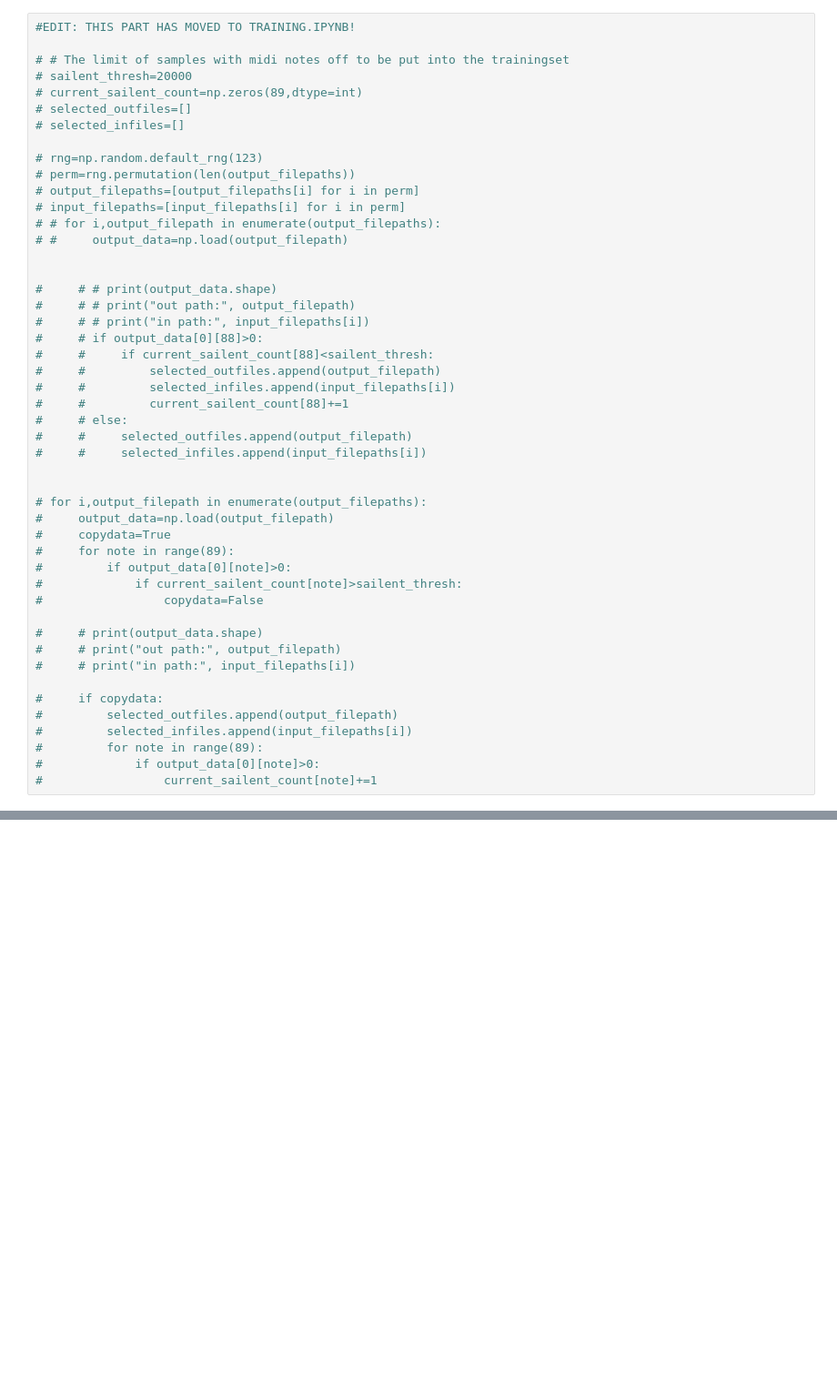
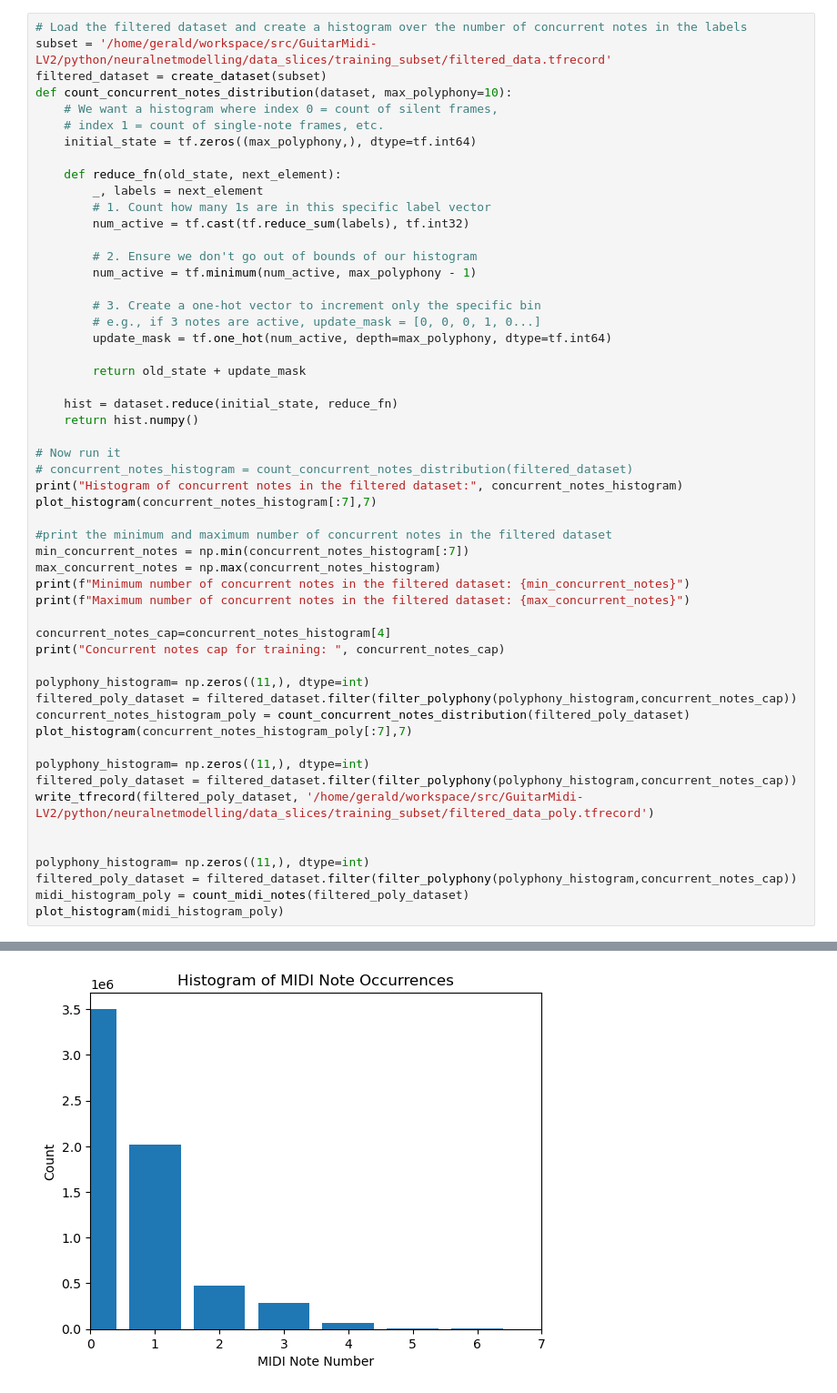
Before and after one commit to Tomtiger66/GuitarMidi-LV2, a Jupyter notebook: python/neuralnetmodelling/create_trainingsubset.ipynb, the cells around one changed output, grey strips where cells are left out. Shown at 91% size. Cells and saved outputs as stored; diff of their text form; blank space fills up the shorter version.

Commit message:
added more filtering

```diff
--- a/python/neuralnetmodelling/create_trainingsubset.ipynb
+++ b/python/neuralnetmodelling/create_trainingsubset.ipynb
@@ -166,48 +197,55 @@ I0000 00:00:1770792536.778101 1029930 local_rendezvous.cc:407] Local rendezvous
 # %%
-#EDIT: THIS PART HAS MOVED TO TRAINING.IPYNB!
+# Load the filtered dataset and create a histogram over the number of concurrent notes in the labels
+subset = '/home/gerald/workspace/src/GuitarMidi-LV2/python/neuralnetmodelling/data_slices/training_subset/filtered_data.tfrecord'
+filtered_dataset = create_dataset(subset)
+def count_concurrent_notes_distribution(dataset, max_polyphony=10):
+    # We want a histogram where index 0 = count of silent frames,
+    # index 1 = count of single-note frames, etc.
+    initial_state = tf.zeros((max_polyphony,), dtype=tf.int64)
 
-# # The limit of samples with midi notes off to be put into the trainingset
-# sailent_thresh=20000
-# current_sailent_count=np.zeros(89,dtype=int)
-# selected_outfiles=[]
-# selected_infiles=[]
+    def reduce_fn(old_state, next_element):
+        _, labels = next_element
+        # 1. Count how many 1s are in this specific label vector
+        num_active = tf.cast(tf.reduce_sum(labels), tf.int32)
 
-# rng=np.random.default_rng(123)
-# perm=rng.permutation(len(output_filepaths))
-# output_filepaths=[output_filepaths[i] for i in perm]
-# input_filepaths=[input_filepaths[i] for i in perm]
-# # for i,output_filepath in enumerate(output_filepaths):
-# #     output_data=np.load(output_filepath)
+        # 2. Ensure we don't go out of bounds of our histogram
+        num_active = tf.minimum(num_active, max_polyphony - 1)
+
+        # 3. Create a one-hot vector to increment only the specific bin
+        # e.g., if 3 notes are active, update_mask = [0, 0, 0, 1, 0...]
+        update_mask = tf.one_hot(num_active, depth=max_polyphony, dtype=tf.int64)
+
+        return old_state + update_mask
+
+    hist = dataset.reduce(initial_state, reduce_fn)
+    return hist.numpy()
+
+# Now run it
+# concurrent_notes_histogram = count_concurrent_notes_distribution(filtered_dataset)
+print("Histogram of concurrent notes in the filtered dataset:", concurrent_notes_histogram)
+plot_histogram(concurrent_notes_histogram[:7],7)
+
+#print the minimum and maximum number of concurrent notes in the filtered dataset
+min_concurrent_notes = np.min(concurrent_notes_histogram[:7])
+max_concurrent_notes = np.max(concurrent_notes_histogram)
+print(f"Minimum number of concurrent notes in the filtered dataset: {min_concurrent_notes}")
+print(f"Maximum number of concurrent notes in the filtered dataset: {max_concurrent_notes}")
+
+concurrent_notes_cap=concurrent_notes_histogram[4]
+print("Concurrent notes cap for training: ", concurrent_notes_cap)
+
+polyphony_histogram= np.zeros((11,), dtype=int)
+filtered_poly_dataset = filtered_dataset.filter(filter_polyphony(polyphony_histogram,concurrent_notes_cap))
+concurrent_notes_histogram_poly = count_concurrent_notes_distribution(filtered_poly_dataset)
+plot_histogram(concurrent_notes_histogram_poly[:7],7)
+
+polyphony_histogram= np.zeros((11,), dtype=int)
+filtered_poly_dataset = filtered_dataset.filter(filter_polyphony(polyphony_histogram,concurrent_notes_cap))
+write_tfrecord(filtered_poly_dataset, '/home/gerald/workspace/src/GuitarMidi-LV2/python/neuralnetmodelling/data_slices/training_subset/filtered_data_poly.tfrecord')
 
 
-#     # # print(output_data.shape)
-#     # # print("out path:", output_filepath)
-#     # # print("in path:", input_filepaths[i])
-#     # if output_data[0][88]>0:
-#     #     if current_sailent_count[88]<sailent_thresh:
-#     #         selected_outfiles.append(output_filepath)
-#     #         selected_infiles.append(input_filepaths[i])
-#     #         current_sailent_count[88]+=1
-#     # else:
-#     #     selected_outfiles.append(output_filepath)
-#     #     selected_infiles.append(input_filepaths[i])
-
-
-# for i,output_filepath in enumerate(output_filepaths):
-#     output_data=np.load(output_filepath)
-#     copydata=True
-#     for note in range(89):
-#         if output_data[0][note]>0:
-#             if current_sailent_count[note]>sailent_thresh:
-#                 copydata=False
-
-#     # print(output_data.shape)
-#     # print("out path:", output_filepath)
-#     # print("in path:", input_filepaths[i])
-
-#     if copydata:
-#         selected_outfiles.append(output_filepath)
-#         selected_infiles.append(input_filepaths[i])
-#         for note in range(89):
-#             if output_data[0][note]>0:
-#                 current_sailent_count[note]+=1
+polyphony_histogram= np.zeros((11,), dtype=int)
+filtered_poly_dataset = filtered_dataset.filter(filter_polyphony(polyphony_histogram,concurrent_notes_cap))
+midi_histogram_poly = count_midi_notes(filtered_poly_dataset)
+plot_histogram(midi_histogram_poly)
+# %% [output]
@@ -213,0 +254 @@ I0000 00:00:1770792536.778101 1029930 local_rendezvous.cc:407] Local rendezvous
+[figure, added]
```
Also changed, not shown: parts of 4 cells of this notebook.
